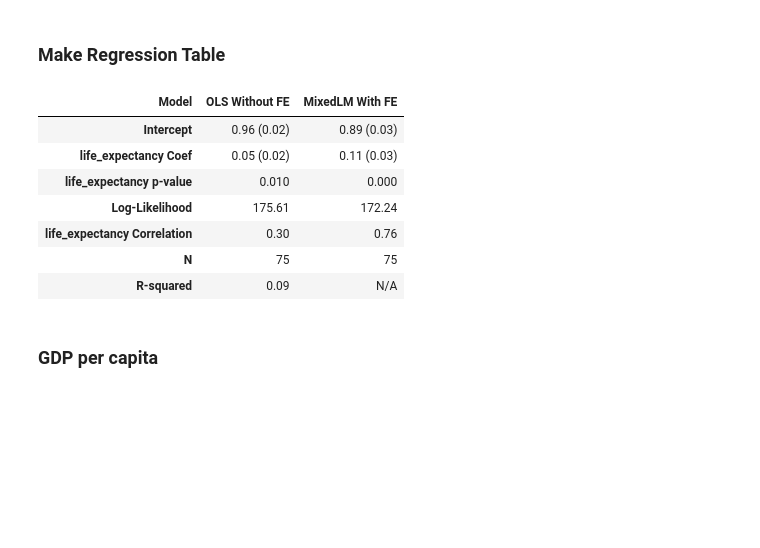
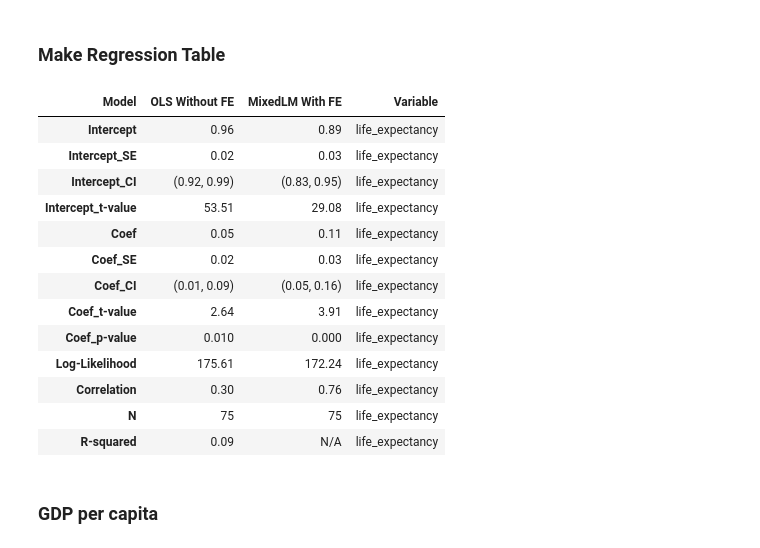
Before and after one commit to charlesdedampierre/cultura, a Jupyter notebook: 16 -LifeExpectancyatBirth(Total)_Compact copy.ipynb, the cells around one changed output. Drawn from its saved outputs; the diff is of its cells as text; code cells hidden in the pictures; blank space fills up the shorter version.

```diff
--- a/16 -LifeExpectancyatBirth(Total)_Compact copy.ipynb
+++ b/16 -LifeExpectancyatBirth(Total)_Compact copy.ipynb
@@ -332,63 +332,72 @@ plt.show()
 # %%
 import matplotlib.pyplot as plt
 import pandas as pd
-
+import statsmodels.formula.api as smf
 
 # Assuming the dataframe 'df_ols' is correctly set up from previous examples and ready to use
+# Variable 'var' needs to be defined (e.g., var = 'some_variable_name')
+
 # Fit Mixed Effects Model (with region as a random effect)
 mixed_model = smf.mixedlm(f"log_{var}_std ~ N_est_log_std", df_ols, groups=df_ols["region_name"])
 result_mixed = mixed_model.fit()
 
 # Fit OLS Model (without fixed effects)
 ols_model = smf.ols(f"log_{var}_std ~ N_est_log_std", df_ols)
 result_ols = ols_model.fit()
 
-
 # Calculate the correlation coefficient for the OLS model (without fixed effects)
 correlation_ols = df_ols['N_est_log_std'].corr(df_ols[f"log_{var}_std"])
 
 # Calculate correlation coefficients for each group in the mixed effects model and take the average
 grouped = df_ols.groupby('region_name')
 correlation_mixed = grouped.apply(lambda g: g['N_est_log_std'].corr(g[f"log_{var}_std"])).mean()
 
-
-# Calculate R-squared for OLS model
-r_squared_ols = result_ols.rsquared
-
-
-full_var = f"log_{var}_std"
-
-# Assuming the model results and other variables (correlation_ols, correlation_mixed, etc.) are already available
+# Prepare the results dataframe
 results_df = pd.DataFrame({
     'Model': ['OLS Without FE', 'MixedLM With FE'],
-    'Intercept': [f"{result_ols.params['Intercept']:.2f} ({result_ols.bse['Intercept']:.2f})",
-                  f"{result_mixed.params['Intercept']:.2f} ({result_mixed.bse['Intercept']:.2f})"],
-    f'{var} Coef': [f"{result_ols.params['N_est_log_std']:.2f} ({result_ols.bse['N_est_log_std']:.2f})",
-                 f"{result_mixed.params['N_est_log_std']:.2f} ({result_mixed.bse['N_est_log_std']:.2f})"],
-    f'{var} p-value': [f"{result_ols.pvalues['N_est_log_std']:.3f}", f"{result_mixed.pvalues['N_est_log_std']:.3f}"],
+    'Intercept': [f"{result_ols.params['Intercept']:.2f}", f"{result_mixed.params['Intercept']:.2f}"],
+    'Intercept_SE': [f"{result_ols.bse['Intercept']:.2f}", f"{result_mixed.bse['Intercept']:.2f}"],
+    'Intercept_CI': [f"({result_ols.conf_int().loc['Intercept'][0]:.2f}, {result_ols.conf_int().loc['Intercept'][1]:.2f})",
+                     f"({result_mixed.conf_int().loc['Intercept'][0]:.2f}, {result_mixed.conf_int().loc['Intercept'][1]:.2f})"],
+    'Intercept_t-value': [f"{result_ols.tvalues['Intercept']:.2f}", f"{result_mixed.tvalues['Intercept']:.2f}"],
+    'Coef': [f"{result_ols.params['N_est_log_std']:.2f}", f"{result_mixed.params['N_est_log_std']:.2f}"],
+    'Coef_SE': [f"{result_ols.bse['N_est_log_std']:.2f}", f"{result_mixed.bse['N_est_log_std']:.2f}"],
+    'Coef_CI': [f"({result_ols.conf_int().loc['N_est_log_std'][0]:.2f}, {result_ols.conf_int().loc['N_est_log_std'][1]:.2f})",
+                f"({result_mixed.conf_int().loc['N_est_log_std'][0]:.2f}, {result_mixed.conf_int().loc['N_est_log_std'][1]:.2f})"],
+    'Coef_t-value': [f"{result_ols.tvalues['N_est_log_std']:.2f}", f"{result_mixed.tvalues['N_est_log_std']:.2f}"],
+    'Coef_p-value': [f"{result_ols.pvalues['N_est_log_std']:.3f}", f"{result_mixed.pvalues['N_est_log_std']:.3f}"],
     'Log-Likelihood': [f"{result_ols.llf:.2f}", f"{result_mixed.llf:.2f}"],
-    f'{var} Correlation': [f"{correlation_ols:.2f}", f"{correlation_mixed:.2f}"],
+    'Correlation': [f"{correlation_ols:.2f}", f"{correlation_mixed:.2f}"],
     'N': [f"{result_ols.nobs:.0f}", f"{result_mixed.nobs:.0f}"],
     'R-squared': [f"{result_ols.rsquared:.2f}", "N/A"]
 })
 
-# Transpose the DataFrame for the desired format
+# Transpose the DataFrame for the desired format and add variable name
 results_df = results_df.T
 results_df.columns = results_df.iloc[0]  # Set the first row as column headers
 results_df = results_df[1:]  # Remove the first row as it's now redundant
+results_df['Variable'] = var
 
+# Save the results to a CSV file
 results_df.to_csv(f'df_indicators_hdi/regression_table_{var}.csv')
 
+# Print the results
 results_df
 # %% [output]
-| Model | OLS Without FE | MixedLM With FE |
-| Intercept | 0.96 (0.02) | 0.89 (0.03) |
-| life_expectancy Coef | 0.05 (0.02) | 0.11 (0.03) |
-| life_expectancy p-value | 0.010 | 0.000 |
-| Log-Likelihood | 175.61 | 172.24 |
-| life_expectancy Correlation | 0.30 | 0.76 |
-| N | 75 | 75 |
-| R-squared | 0.09 | N/A |
+| Model | OLS Without FE | MixedLM With FE | Variable |
+| Intercept | 0.96 | 0.89 | life_expectancy |
+| Intercept_SE | 0.02 | 0.03 | life_expectancy |
+| Intercept_CI | (0.92, 0.99) | (0.83, 0.95) | life_expectancy |
+| Intercept_t-value | 53.51 | 29.08 | life_expectancy |
+| Coef | 0.05 | 0.11 | life_expectancy |
+| Coef_SE | 0.02 | 0.03 | life_expectancy |
+| Coef_CI | (0.01, 0.09) | (0.05, 0.16) | life_expectancy |
+| Coef_t-value | 2.64 | 3.91 | life_expectancy |
+| Coef_p-value | 0.010 | 0.000 | life_expectancy |
+| Log-Likelihood | 175.61 | 172.24 | life_expectancy |
+| Correlation | 0.30 | 0.76 | life_expectancy |
+| N | 75 | 75 | life_expectancy |
+| R-squared | 0.09 | N/A | life_expectancy |
 # %% [markdown]
 ### GDP per capita
 # %%
```
Also changed, not shown: 19 other files.
